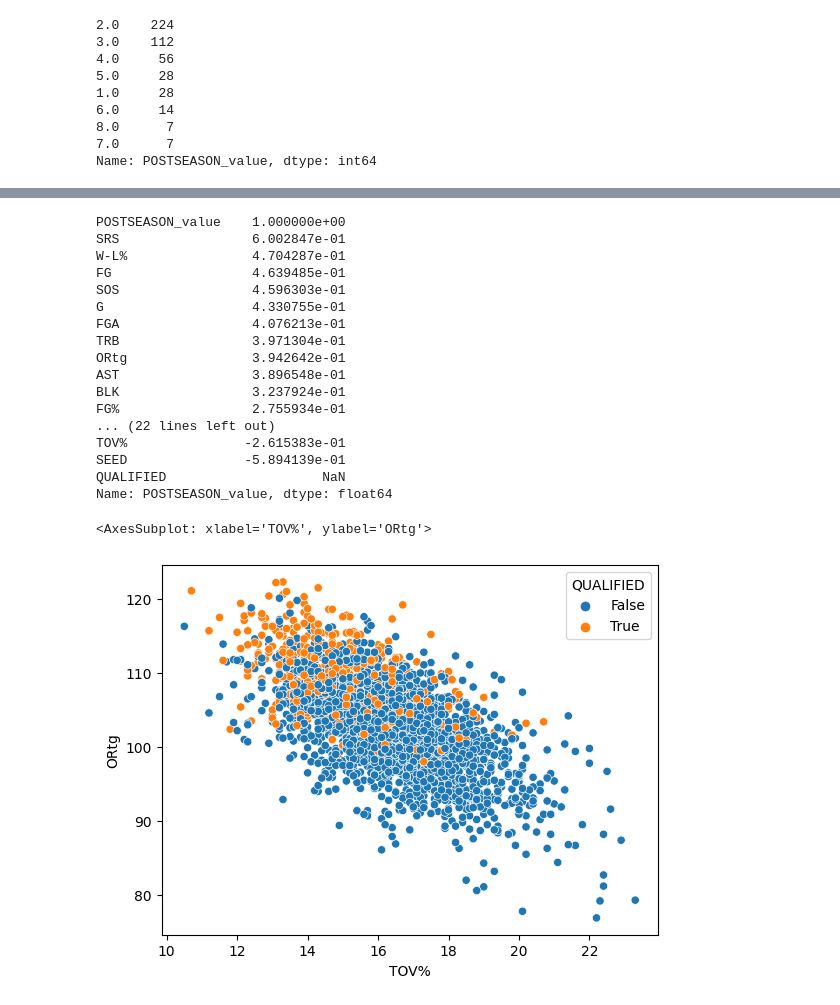
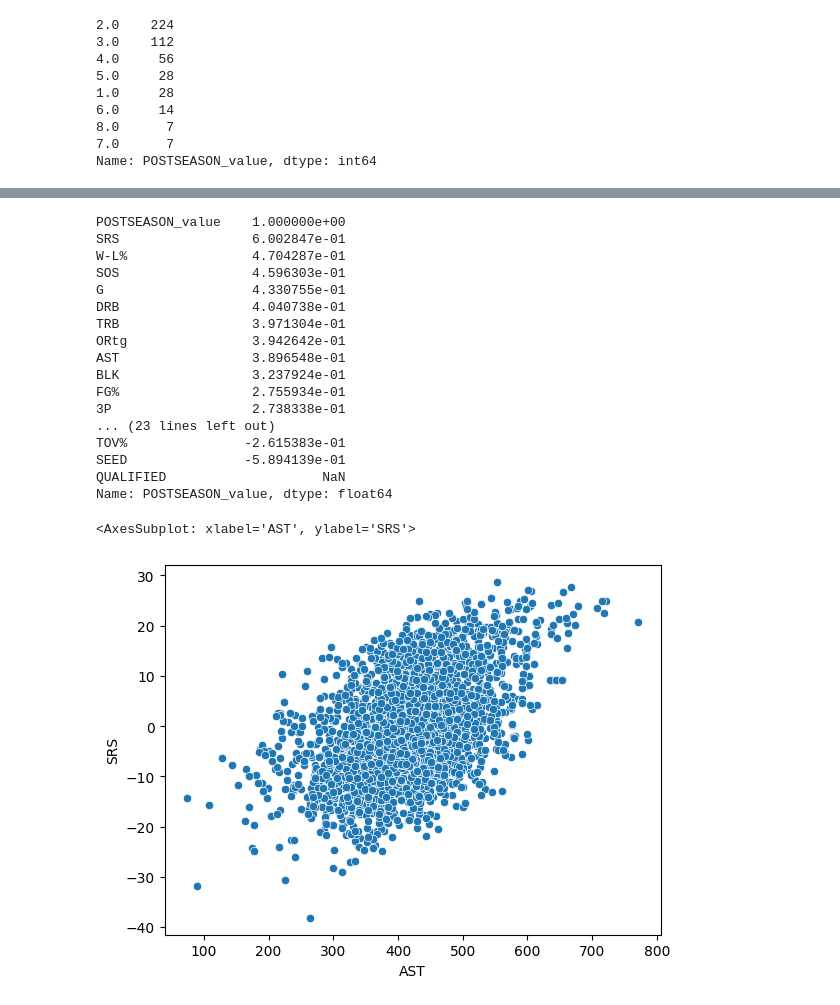
Before and after one commit to KarloBorovcak/March_Madness_prediction, a Jupyter notebook: notebooks/dataAnalysis.ipynb, the cells around one changed output, grey strips where cells are left out. Drawn from its saved outputs; the diff is of its cells as text; code cells hidden in the pictures.

```diff
--- a/notebooks/dataAnalysis.ipynb
+++ b/notebooks/dataAnalysis.ipynb
@@ -37,7 +37,9 @@ df['POSTSEASON_value'].value_counts()
 Name: POSTSEASON_value, dtype: int64
 # %%
 plt.figure(figsize=(27, 27))
+df.insert(25,'DRB',df['TRB']-df['ORB'])
 drop = ['School','Overall.W', 'Overall.L', 'Conf.W', 'Conf.L', 'Home.W', 'Home.L', 'Away.W', 'Away.L', 'TP', 'OP', 'MP', 'POSTSEASON', 'REGION']
 df.drop(drop, axis=1, inplace=True)
 df['QUALIFIED'] = ~pd.isna(df['SEED'])
+
 p = sns.heatmap(df.corr(), annot=True, cmap='RdYlGn', square=True)
@@ -50,22 +50,22 @@ corr_mat['POSTSEASON_value'].sort_values(ascending=False)
 POSTSEASON_value    1.000000e+00
 SRS                 6.002847e-01
 W-L%                4.704287e-01
-FG                  4.639485e-01
 SOS                 4.596303e-01
 G                   4.330755e-01
-FGA                 4.076213e-01
+DRB                 4.040738e-01
 TRB                 3.971304e-01
 ORtg                3.942642e-01
 AST                 3.896548e-01
 BLK                 3.237924e-01
 FG%                 2.755934e-01
-... (22 lines left out)
+3P                  2.738338e-01
+... (23 lines left out)
 TOV%               -2.615383e-01
 SEED               -5.894139e-01
 QUALIFIED                    NaN
 Name: POSTSEASON_value, dtype: float64
 # %%
-sns.scatterplot(y=df['ORtg'], x=df['TOV%'], hue=df['QUALIFIED'])
+sns.scatterplot(y=df['SRS'], x=df['AST'])
 # %% [output]
-<AxesSubplot: xlabel='TOV%', ylabel='ORtg'>
+<AxesSubplot: xlabel='AST', ylabel='SRS'>
-[figure, old version]
+[figure, new version]
```
Also changed, not shown: parts of 1 cell of this notebook, 12 other files.
